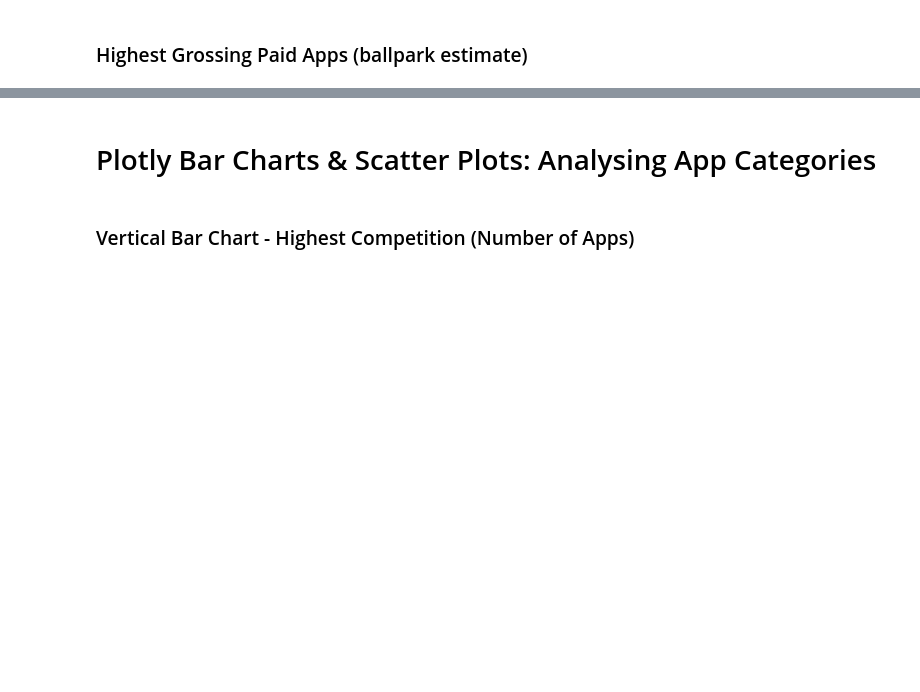
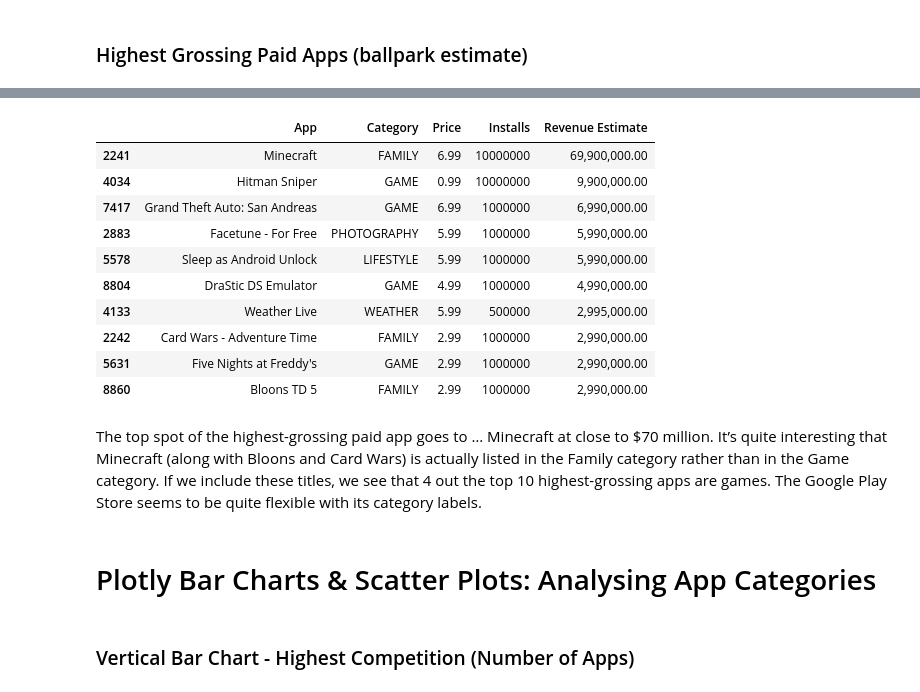
Before and after one commit to M-Awwab-Khan/google-playstore-data-analysis, a Jupyter notebook: Google Play Store App Analytics (start).ipynb, the cells around one changed output, grey strips where cells are left out. Saved outputs shown, nothing was run; the diff lists cells and outputs as text; code cells hidden in the pictures; blank space fills up the shorter version.

```diff
--- a/Google Play Store App Analytics (start).ipynb
+++ b/Google Play Store App Analytics (start).ipynb
@@ -244,3 +358,19 @@ Add a column called 'Revenue_Estimate' to the DataFrame. This column should hold
+# %%
+df.sort_values('Revenue Estimate', ascending=False).head(10)[['App', 'Category', 'Price', 'Installs', 'Revenue Estimate']]
+# %% [output]
+|  | App | Category | Price | Installs | Revenue Estimate |
+| 2241 | Minecraft | FAMILY | 6.99 | 10000000 | 69,900,000.00 |
+| 4034 | Hitman Sniper | GAME | 0.99 | 10000000 | 9,900,000.00 |
+| 7417 | Grand Theft Auto: San Andreas | GAME | 6.99 | 1000000 | 6,990,000.00 |
+| 2883 | Facetune - For Free | PHOTOGRAPHY | 5.99 | 1000000 | 5,990,000.00 |
+| 5578 | Sleep as Android Unlock | LIFESTYLE | 5.99 | 1000000 | 5,990,000.00 |
+| 8804 | DraStic DS Emulator | GAME | 4.99 | 1000000 | 4,990,000.00 |
+| 4133 | Weather Live | WEATHER | 5.99 | 500000 | 2,995,000.00 |
+| 2242 | Card Wars - Adventure Time | FAMILY | 2.99 | 1000000 | 2,990,000.00 |
+| 5631 | Five Nights at Freddy's | GAME | 2.99 | 1000000 | 2,990,000.00 |
+| 8860 | Bloons TD 5 | FAMILY | 2.99 | 1000000 | 2,990,000.00 |
+# %% [markdown]
+The top spot of the highest-grossing paid app goes to … Minecraft at close to $70 million. It’s quite interesting that Minecraft (along with Bloons and Card Wars) is actually listed in the Family category rather than in the Game category. If we include these titles, we see that 4 out the top 10 highest-grossing apps are games. The Google Play Store seems to be quite flexible with its category labels.
 # %% [markdown]
 # Plotly Bar Charts & Scatter Plots: Analysing App Categories
 # %% [markdown]
```
Also changed, not shown: parts of 10 cells of this notebook.
